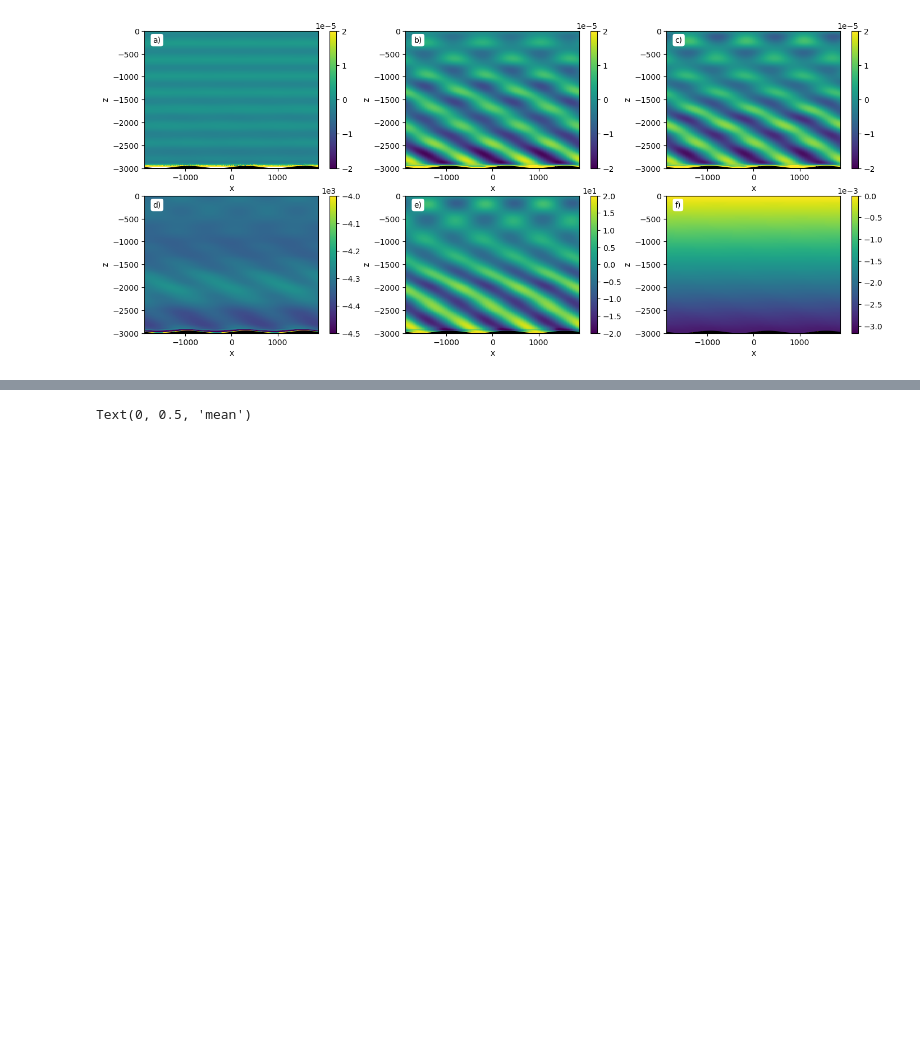
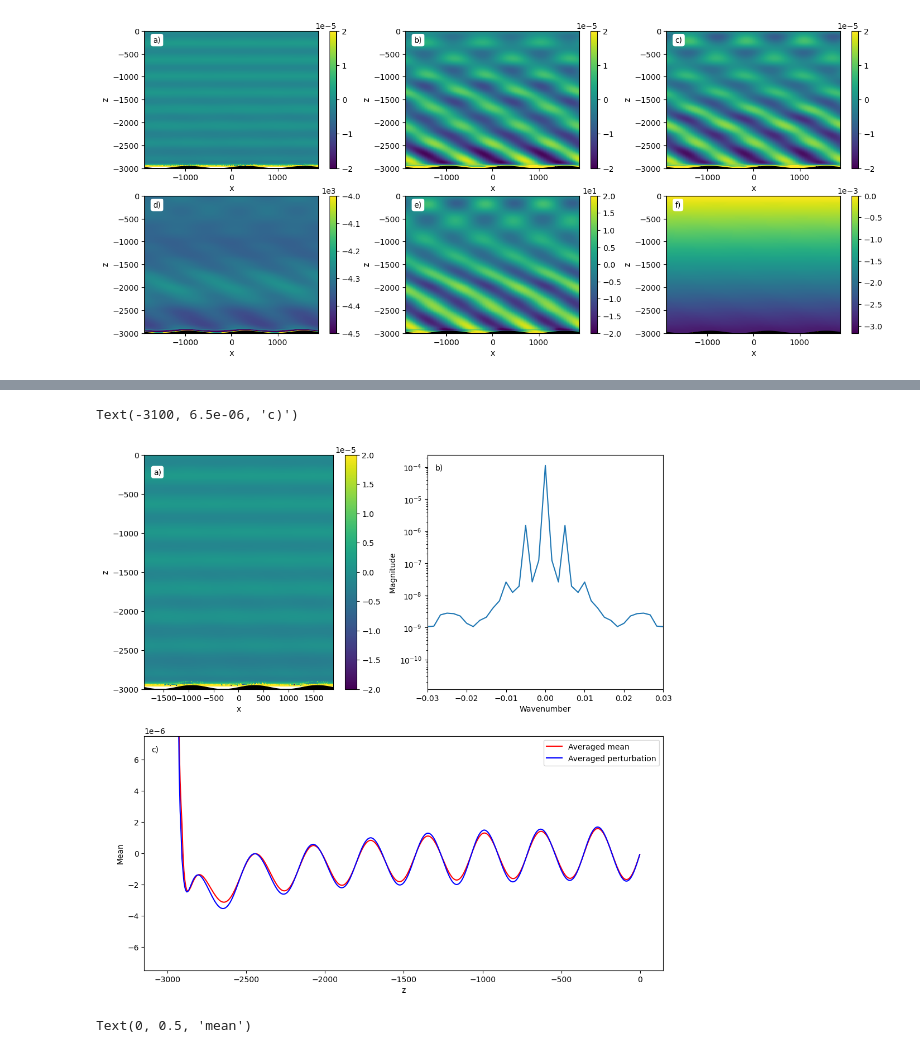
Before and after one commit to YasserB2002/pde-lagrangian-lee-waves, a Jupyter notebook: figure_generation.ipynb, the cells around one changed output, grey strips where cells are left out. Drawn from its saved outputs; the diff is of its cells as text; code cells hidden in the pictures; blank space fills up the shorter version.

```diff
--- a/figure_generation.ipynb
+++ b/figure_generation.ipynb
@@ -261,3 +362,56 @@ plt.savefig('lee_wave_fft.png', bbox_inches='tight')
+# %%
+b = interped_scalar - B
+b_fft = fftshift(fft(b[100:,:], axis=1).mean(axis=0))
+
+k_topo = 0.005
+dom_length = 6 * np.pi / k_topo
+dx = dom_length / 250
+k = 2*np.pi*fftshift(fftfreq(250, dx))
+
+means_vec_interped = []
+for i in range(len(z_values)):
+    means_vec_interped.append(np.mean(interped_scalar[i] - B[i]))
+
+means_vec_true = []
+for i in range(len(z_values)):
+    means_vec_true.append(np.mean(ds_lagrangian.b[mid_index,i,0,:].values - B[i]))
+
+fig = plt.figure(figsize=(12, 12))
+ax0 = plt.subplot2grid((2, 2), (0, 0))
+ax1 = plt.subplot2grid((2, 2), (0, 1))
+ax2 = plt.subplot2grid((2, 2), (1, 0), colspan=2)
+
+p1 = ax0.pcolormesh(xx, zz, interped_scalar - B, vmin=vmin, vmax=vmax)
+ax0.set_xlabel('x')
+ax0.set_ylabel('z')
+ax0.fill_between(x_values, topo, bottom, color="k")
+cbar1 = fig.colorbar(p1,ax=ax0)
+cbar1.formatter.set_powerlimits((0,0))
+
+ax1.plot(k, np.abs(b_fft))
+ax1.set_yscale("log")
+ax1.set_xlim(-0.03, 0.03)
+ax1.set_xlabel('Wavenumber')
+ax1.set_ylabel('Magnitude')
+
+ax2.plot(z_values, means_vec_interped, color='r', label='Averaged mean')
+ax2.plot(z_values, means_vec_true, color='b', label='Averaged perturbation')
+ax2.set_xlabel('z')
+ax2.set_ylabel('Mean')
+ax2.set_ylim(-0.75e-5, 0.75e-5)
+ax2.legend(loc='upper right')
+
+text_x = -1700
+text_y = -250
+bbox=dict(facecolor='white', edgecolor='none', boxstyle='round')
+ax0.text(text_x, text_y, 'a)', bbox=bbox)
+ax1.text(-0.028, 0.8e-4, 'b)', bbox=bbox)
+ax2.text(-3100, 0.65e-5, 'c)', bbox=bbox)
+
+# plt.savefig('lee_fft_line.png', bbox_inches='tight')
+# %% [output]
+Text(-3100, 6.5e-06, 'c)')
+[figure, added]
 # %%
 means_vec = []
 for i in range(len(z_values)):
```
Also changed, not shown: parts of 14 cells of this notebook.
